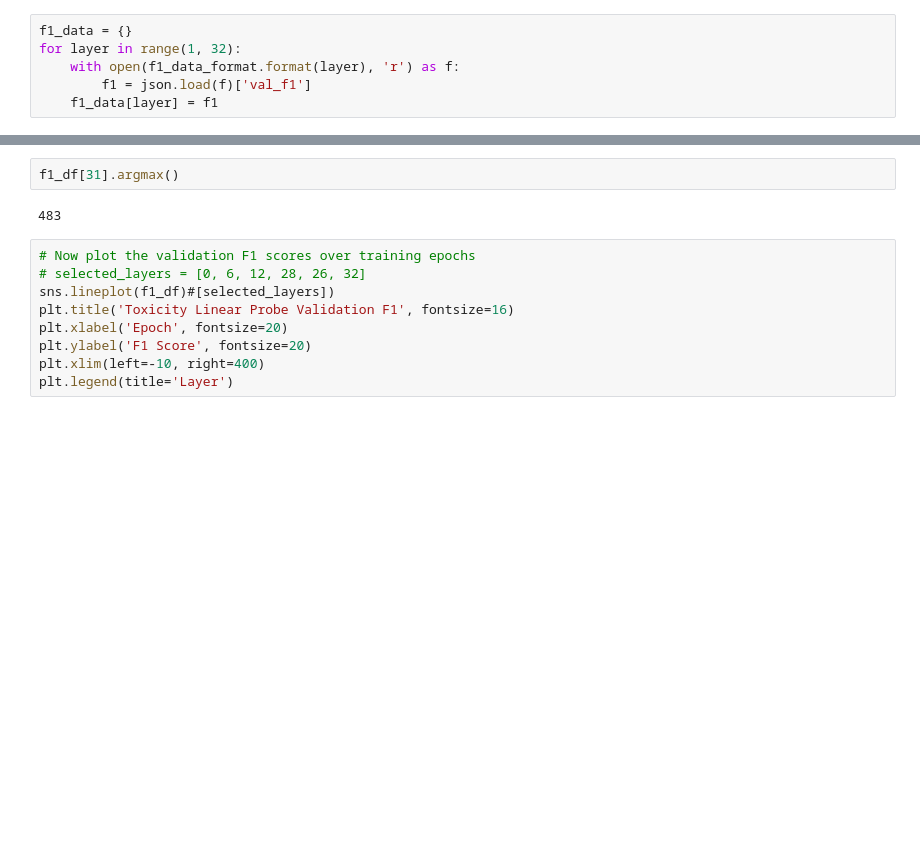
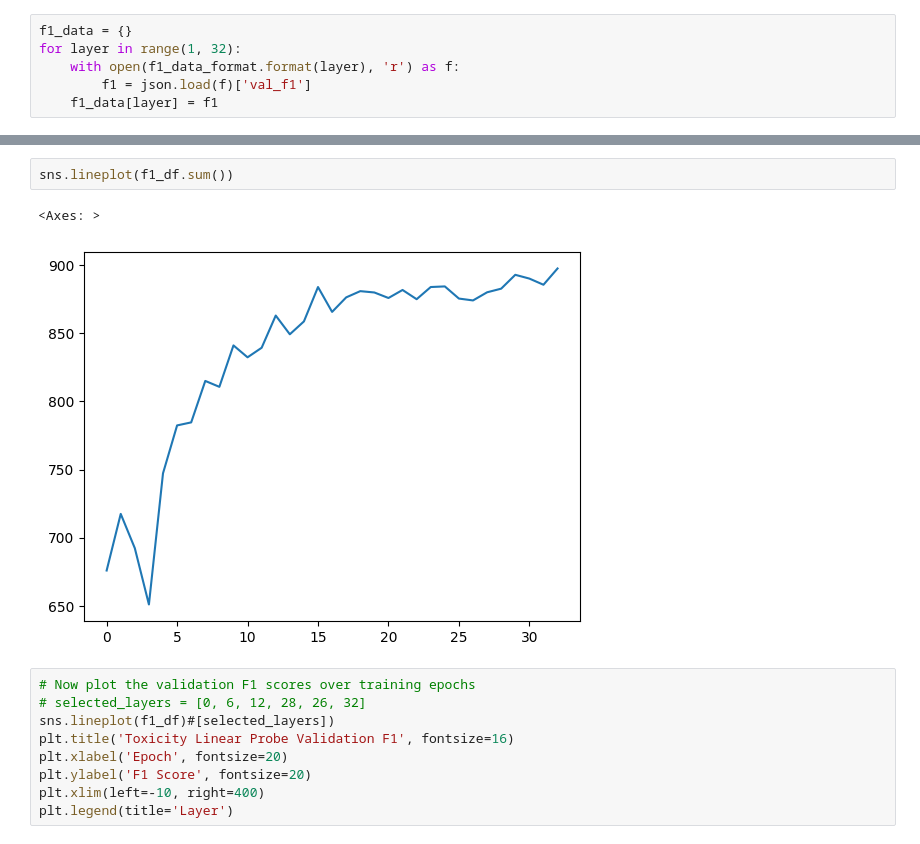
Before and after one commit to chengemily1/llm-control, a Jupyter notebook: src/probing_prototype.ipynb, the cells around one changed output, grey strips where cells are left out. Cells and saved outputs as stored; diff of their text form; blank space fills up the shorter version.

```diff
--- a/src/probing_prototype.ipynb
+++ b/src/probing_prototype.ipynb
@@ -297,7 +304,8 @@ f1_df.head() # columns are layers, rows are epochs.
 # %%
-f1_df[31].argmax()
+sns.lineplot(f1_df.sum())
 # %% [output]
-483
+<Axes: >
+[figure, added]
 # %%
 # Now plot the validation F1 scores over training epochs
 # selected_layers = [0, 6, 12, 28, 26, 32]
```
Also changed, not shown: parts of 11 cells of this notebook, 3 other files.
